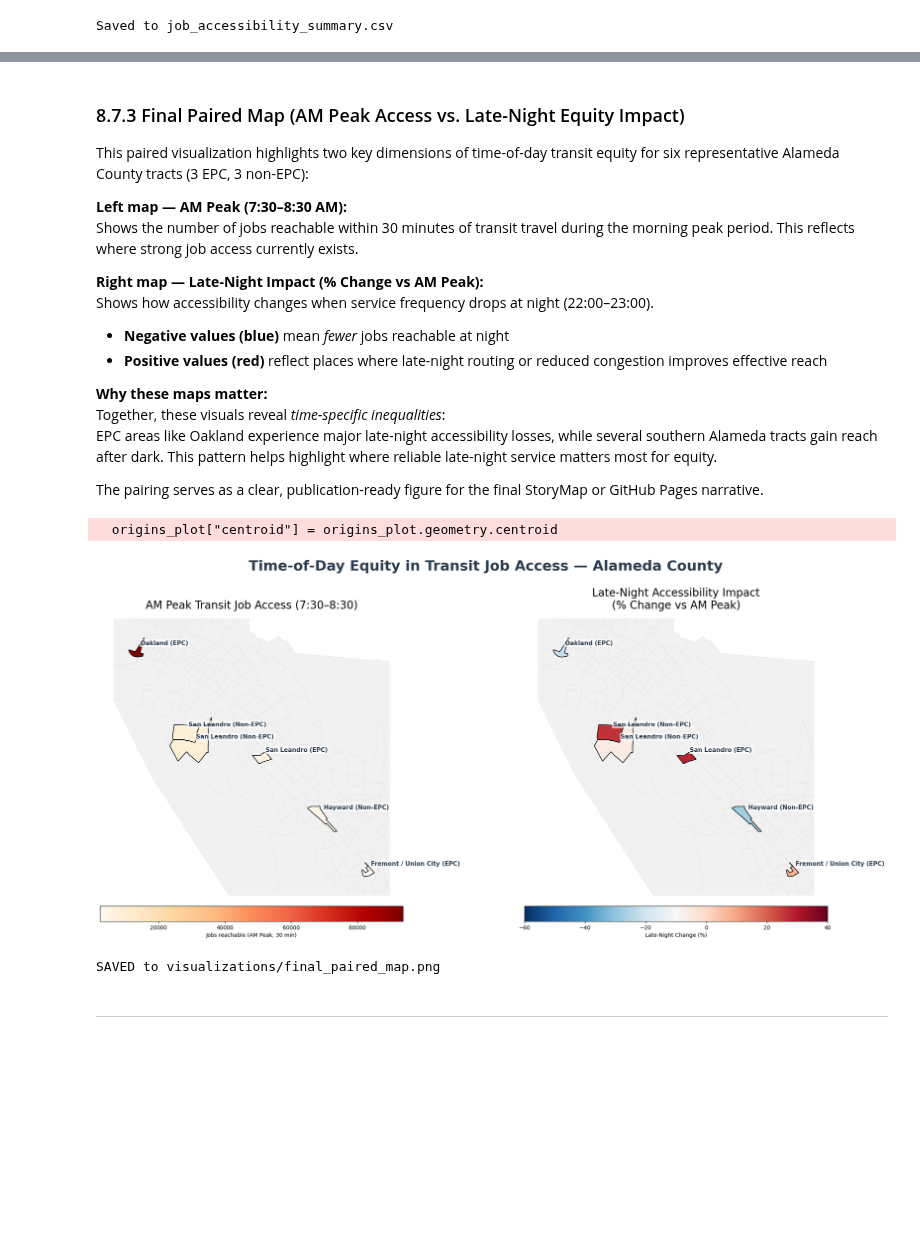
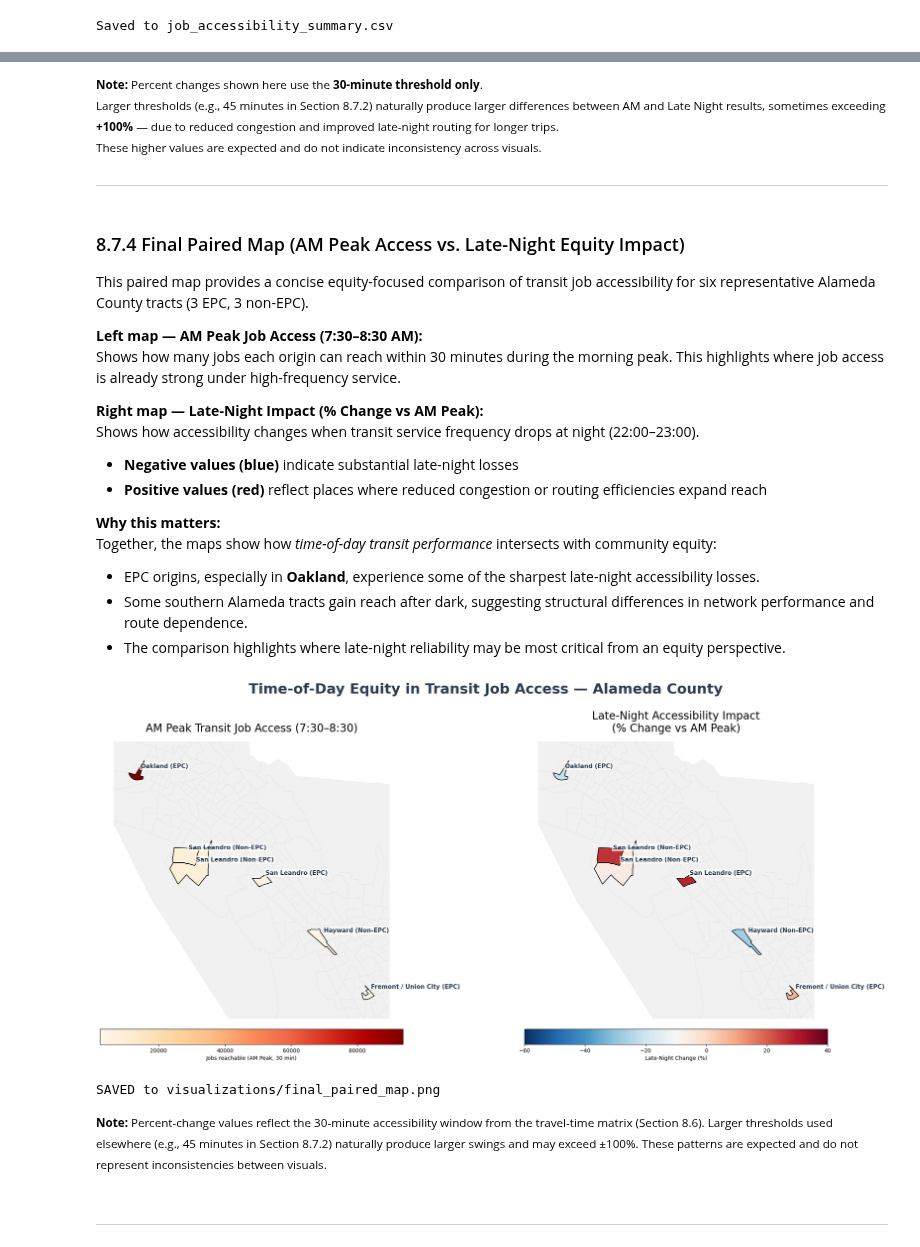
Before and after one commit to rabahbabaci/MTC-Transit_Access_Equity, a Jupyter notebook: notebooks/time_aware_transit_access_equity.ipynb, the cells around one changed output, grey strips where cells are left out. Drawn from its saved outputs; the diff is of its cells as text; code cells hidden in the pictures; blank space fills up the shorter version.

```diff
--- a/notebooks/time_aware_transit_access_equity.ipynb
+++ b/notebooks/time_aware_transit_access_equity.ipynb
@@ -1953,28 +2319,37 @@ Saved to visualizations/job_access_change_bar_citynames.png
+# %% [markdown]
+<sup>**Note:** Percent changes shown here use the **30-minute threshold only**.
+Larger thresholds (e.g., 45 minutes in Section 8.7.2) naturally produce larger
+differences between AM and Late Night results, sometimes exceeding **+100%** —
+due to reduced congestion and improved late-night routing for longer trips.
+These higher values are expected and do not indicate inconsistency across visuals.</sup>
+
+---
 # %% [markdown]
-### 8.7.3 Final Paired Map (AM Peak Access vs. Late-Night Equity Impact)
+### 8.7.4 Final Paired Map (AM Peak Access vs. Late-Night Equity Impact)
 
-This paired visualization highlights two key dimensions of time-of-day transit equity
-for six representative Alameda County tracts (3 EPC, 3 non-EPC):
+This paired map provides a concise equity-focused comparison of transit job accessibility
+for six representative Alameda County tracts (3 EPC, 3 non-EPC).
 
-**Left map — AM Peak (7:30–8:30 AM):**
-Shows the number of jobs reachable within 30 minutes of transit travel during the
-morning peak period. This reflects where strong job access currently exists.
+**Left map — AM Peak Job Access (7:30–8:30 AM):**
+Shows how many jobs each origin can reach within 30 minutes during the morning peak.
+This highlights where job access is already strong under high-frequency service.
 
 **Right map — Late-Night Impact (% Change vs AM Peak):**
-Shows how accessibility changes when service frequency drops at night
+Shows how accessibility changes when transit service frequency drops at night
 (22:00–23:00).
-- **Negative values (blue)** mean *fewer* jobs reachable at night
-- **Positive values (red)** reflect places where late-night routing or reduced congestion
-  improves effective reach
+- **Negative values (blue)** indicate substantial late-night losses
+- **Positive values (red)** reflect places where reduced congestion or routing
+  efficiencies expand reach
 
-**Why these maps matter:**
-Together, these visuals reveal *time-specific inequalities*:
-EPC areas like Oakland experience major late-night accessibility losses, while several
-southern Alameda tracts gain reach after dark. This pattern helps highlight where
-reliable late-night service matters most for equity.
-
-The pairing serves as a clear, publication-ready figure for the final StoryMap or GitHub
-Pages narrative.
+**Why this matters:**
+Together, the maps show how *time-of-day transit performance* intersects with community
+equity:
+- EPC origins, especially in **Oakland**, experience some of the sharpest late-night
+  accessibility losses.
+- Some southern Alameda tracts gain reach after dark, suggesting structural
+  differences in network performance and route dependence.
+- The comparison highlights where late-night reliability may be most critical from an
+  equity perspective.
 # %%
 # Load accessibility summary and ensure consistent IDs
 access_df_fixed = pd.read_csv(PROCESSED / "job_accessibility_summary.csv")
@@ -1984,7 +2359,7 @@ access_df_fixed["origin_id"] = access_df_fixed["origin_id"].astype(str).str.zfil
 origins_plot = origins_sample.copy()
 origins_plot["GEOID"] = origins_plot["GEOID"].astype(str).str.zfill(11)
 
-# merge AM Peak access + percent change metrics into origin geodata
+# Merge AM Peak access + percent change metrics into origin geodata
 origins_plot = (
     origins_plot.set_index("GEOID")
     .join(access_df_fixed.set_index("origin_id")[["jobs_am_peak_30min", "Δ_30min_%"]])
@@ -1992,8 +2367,13 @@ origins_plot = (
     .reset_index()
 )
 
-# Compute centroids for labeling (automatic)
-origins_plot["centroid"] = origins_plot.geometry.centroid
+# Compute centroids in a projected CRS, then convert back to WGS84 for plotting
+centroids_wgs84 = origins_plot.to_crs(
+    "EPSG:26910"
+).geometry.centroid.to_crs(  # UTM / projected  # safe centroid in meters
+    "EPSG:4326"
+)  # back to lon/lat
+origins_plot["centroid"] = centroids_wgs84
 
 # Load Alameda tracts for context/background
 alameda_tracts = gpd.read_file(PROCESSED / "alameda_final.geojson").to_crs("EPSG:4326")
@@ -2086,36 +2466,40 @@ for _, row in origins_plot.iterrows():
         fontsize=11,
         ha="left",
         va="bottom",
         weight="bold",
         color="#2c3e50",
         bbox=dict(facecolor="white", alpha=0.65, edgecolor="none", pad=1.8),
     )
 
 plt.suptitle(
     "Time-of-Day Equity in Transit Job Access — Alameda County",
     fontsize=26,
     fontweight="bold",
     y=1.03,
     color="#2c3e50",
 )
 
 plt.tight_layout(rect=[0, 0, 1, 0.93])
 plt.subplots_adjust(top=0.88, wspace=0.12)
 
 plt.savefig(
     VIS / "final_paired_map.png",
     dpi=500,
     bbox_inches="tight",
     facecolor="white",
 )
 
 plt.show()
 
 print("SAVED to visualizations/final_paired_map.png")
 # %% [output]
+[figure]
-  origins_plot["centroid"] = origins_plot.geometry.centroid
+SAVED to visualizations/final_paired_map.png
-[figure]
-SAVED to visualizations/final_paired_map.png
+# %% [markdown]
+<sup>**Note:** Percent-change values reflect the 30-minute accessibility window from the
+travel-time matrix (Section 8.6). Larger thresholds used elsewhere (e.g., 45 minutes in
+Section 8.7.2) naturally produce larger swings and may exceed ±100%. These patterns are
+expected and do not represent inconsistencies between visuals.</sup>
 # %% [markdown]
 ---
 # %% [markdown]
```
Also changed, not shown: parts of 49 cells of this notebook, 12 other files.
